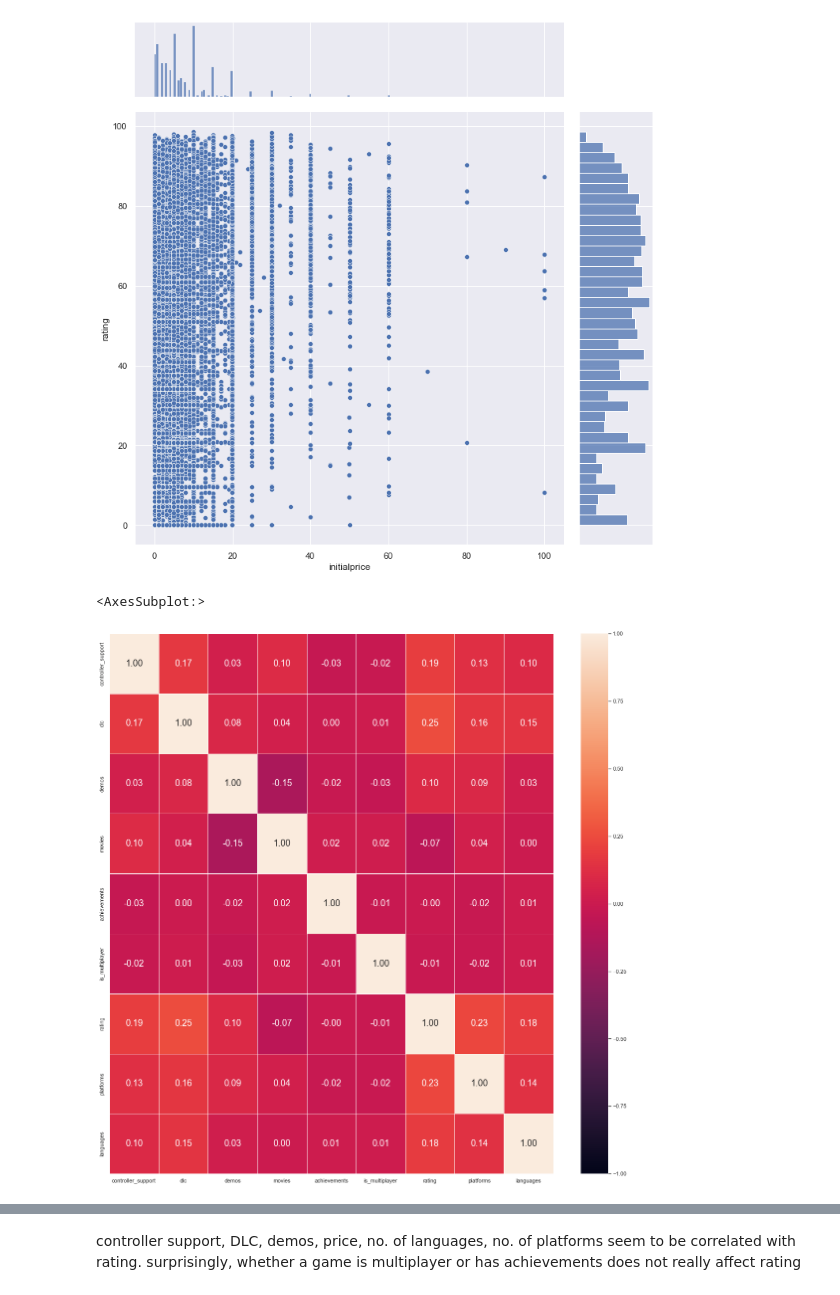
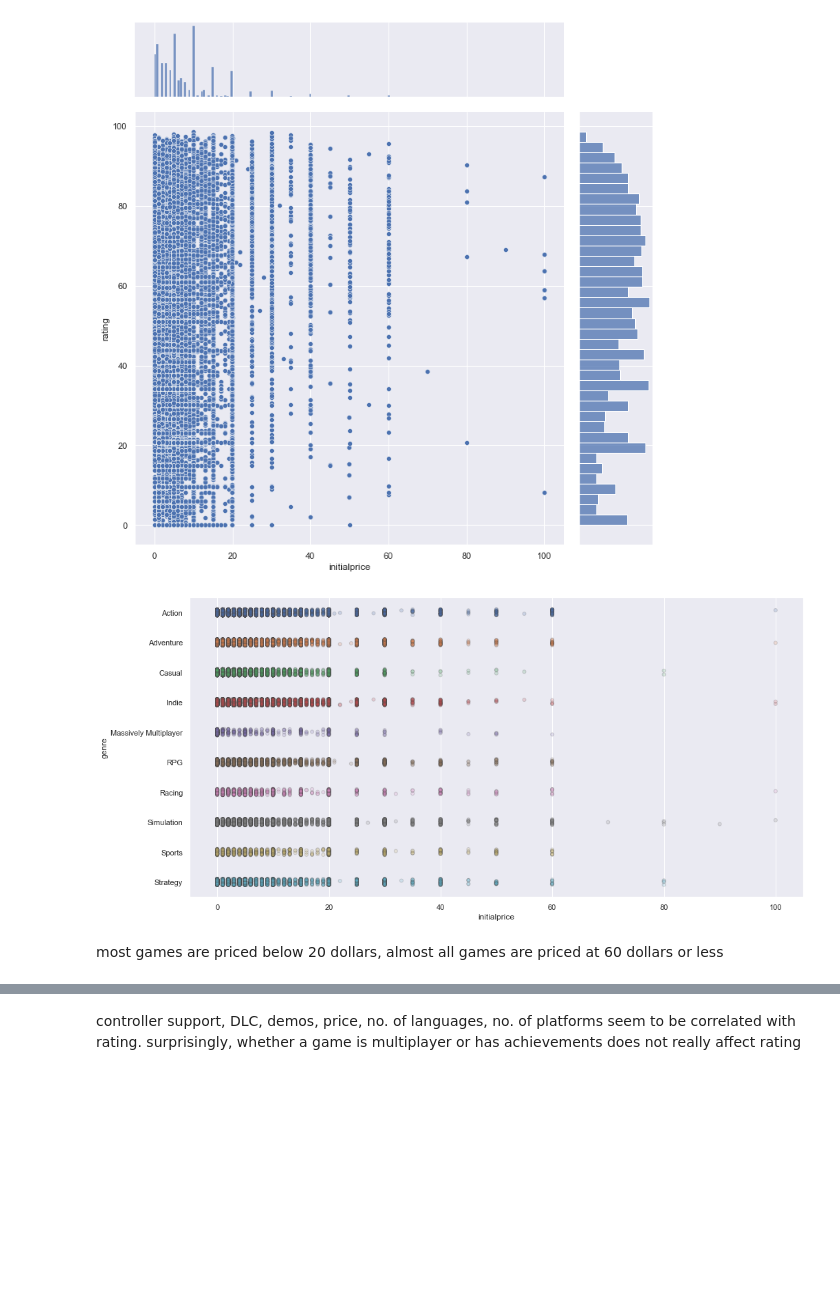
Before and after one commit to bryan9898/1015, a Jupyter notebook: steamdata/Steam Data - Exploratory Data Analysis.ipynb, the cells around one changed output, grey strips where cells are left out. Drawn from its saved outputs; the diff is of its cells as text; code cells hidden in the pictures; blank space fills up the shorter version.

```diff
--- a/steamdata/Steam Data - Exploratory Data Analysis.ipynb
+++ b/steamdata/Steam Data - Exploratory Data Analysis.ipynb
@@ -94,9 +94,8 @@ sb.boxplot(data = data["rating"], orient = "h")
 <AxesSubplot:>
 [figure]
 # %%
-genres_df = data[["rating"]]
+genres_df = data[["rating", "initialprice"]]
 genres_df = pd.concat([genres_df, genre_encoding], axis = "columns")
-genres_df
 
 genres_data = pd.DataFrame()
 # create new dataframe with each entry of genre to respective rating, as games can belong to multiple genres
@@ -173,4 +187,20 @@ sb.jointplot(data = price_df, x = "initialprice", y = "rating", height = 10)
 # %% [output]
 <seaborn.axisgrid.JointGrid at 0x...>
 [figure]
+# %%
+prices_data = pd.DataFrame()
+
+for col in genre_cols:
+    prices = pd.DataFrame(genres_df.loc[genres_df[col] == 1, "initialprice"].values, columns = ["initialprice"])
+    prices["genre"] = col
+    prices_data = pd.concat([prices_data, prices], axis = 0)
+
+# remove extreme outliers distorting the scale
+prices_data = prices_data[prices_data["initialprice"] < 100]
+f = plt.figure(figsize=(16, 8))
+ax = sb.stripplot(x="initialprice", y="genre", data=prices_data, jitter=True, alpha=0.2, linewidth=1);
+# %% [output]
+[figure, added]
+# %% [markdown]
+most games are priced below 20 dollars, almost all games are priced at 60 dollars or less
 # %%
@@ -182,7 +211,0 @@ variables["languages"] = data["languages"].apply(lambda x: len(x.split(';')))
-# %%
-f = plt.figure(figsize=(20, 20))
-sb.heatmap(variables.corr(), vmin = -1, vmax = 1, linewidths = 1,
-           annot = True, fmt = ".2f", annot_kws = {"size": 18}, cmap = "rocket")
-# %% [output]
-<AxesSubplot:>
-[figure, removed]
```
Also changed, not shown: parts of 13 cells of this notebook.
